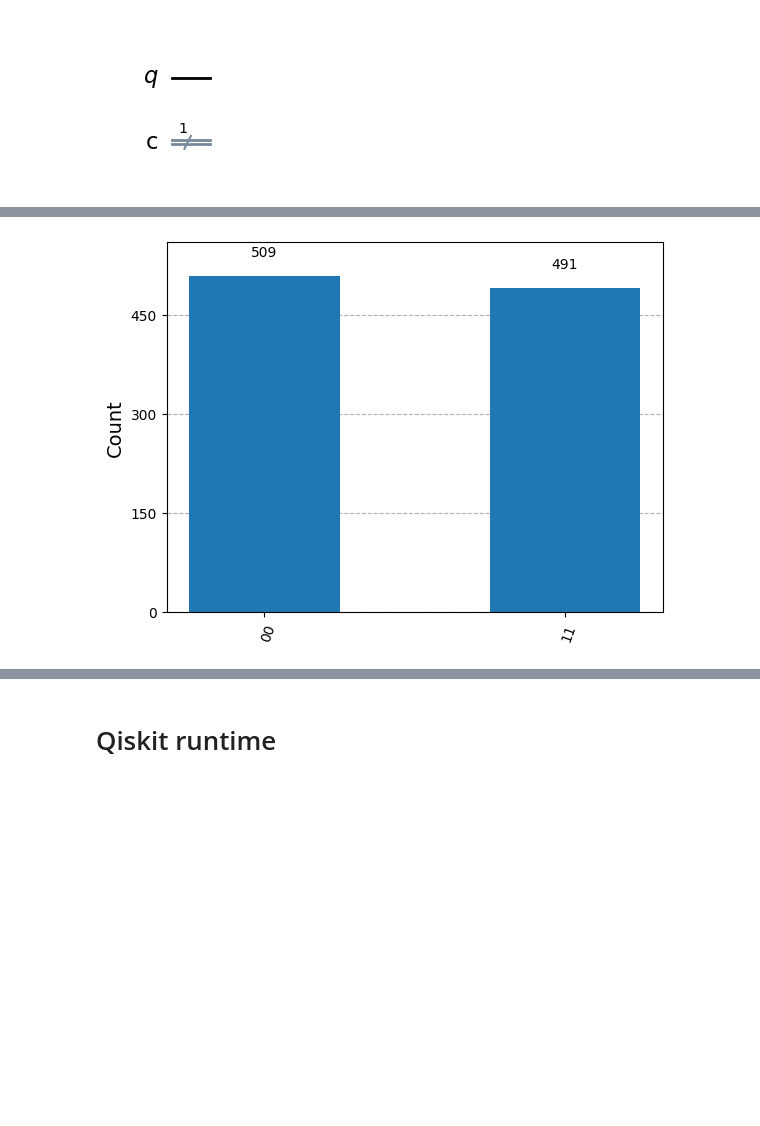
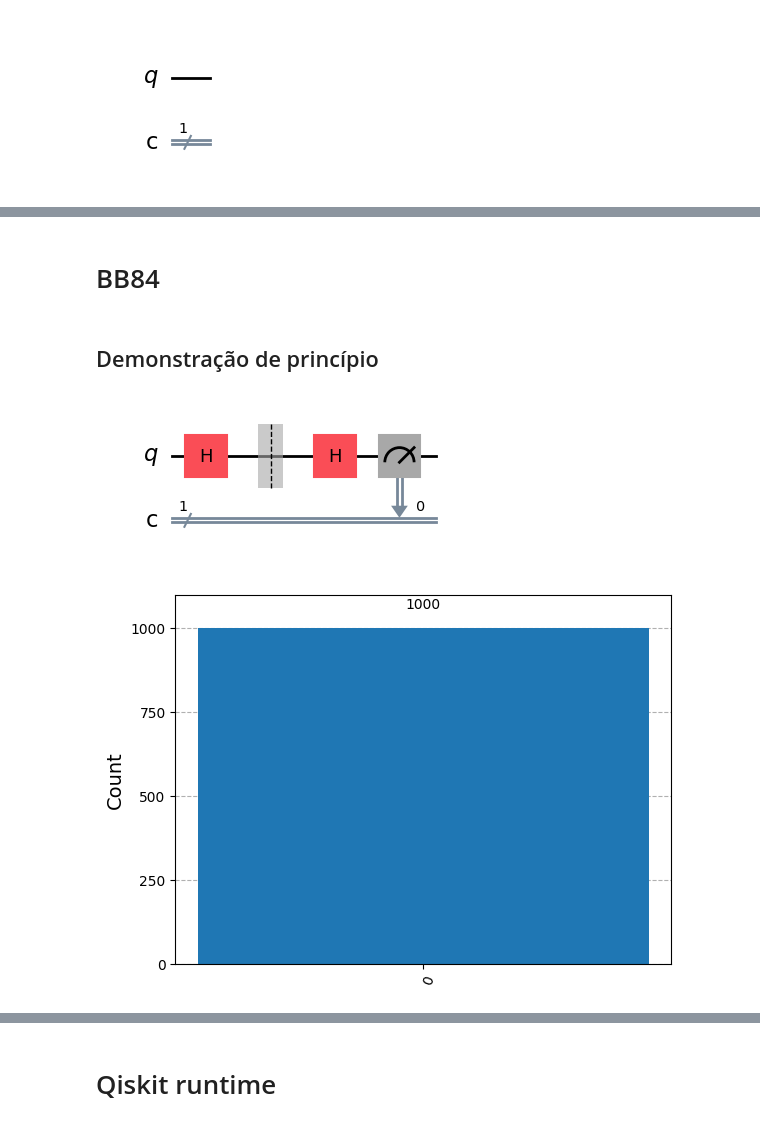
Before and after one commit to DuarteMagano/AcademiaDeFisica, a Jupyter notebook: tutorial_professor.ipynb, the cells around one changed output, grey strips where cells are left out. Cells and saved outputs as stored; diff of their text form; code cells hidden in the pictures; blank space fills up the shorter version.

```diff
--- a/tutorial_professor.ipynb
+++ b/tutorial_professor.ipynb
@@ -419,4 +190,4 @@ counts = results.data.meas.get_counts() # "meas" is the default name for the cla
-# %%
-plot_histogram(counts)
-# %% [output]
-[figure, removed]
+# %% [markdown]
+# BB84
+# %% [markdown]
+## Demonstração de princípio
@@ -422,0 +197,28 @@ plot_histogram(counts)
+# %%
+creg = ClassicalRegister(1, 'c')
+qreg = QuantumRegister(1, 'q')
+qc = QuantumCircuit(qreg, creg)
+
+# Alice prepara o seu qubit no estado |+>
+qc.h(qreg)
+qc.barrier()
+
+# Alice envia o seu qubit para o Bob
+# que o mede na base X
+qc.h(qreg)
+qc.measure(qreg, creg)
+
+# representar o circuito
+display(qc.draw("mpl"))
+
+# correr simulação
+sampler = StatevectorSampler()
+job = sampler.run([qc], shots=1000)
+results = job.result()[0]
+counts = results.data.c.get_counts()
+
+# mostrar estatística
+plot_histogram(counts)
+# %% [output]
+[figure, added]
+[figure, added]
```
Also changed, not shown: parts of 142 cells of this notebook.
